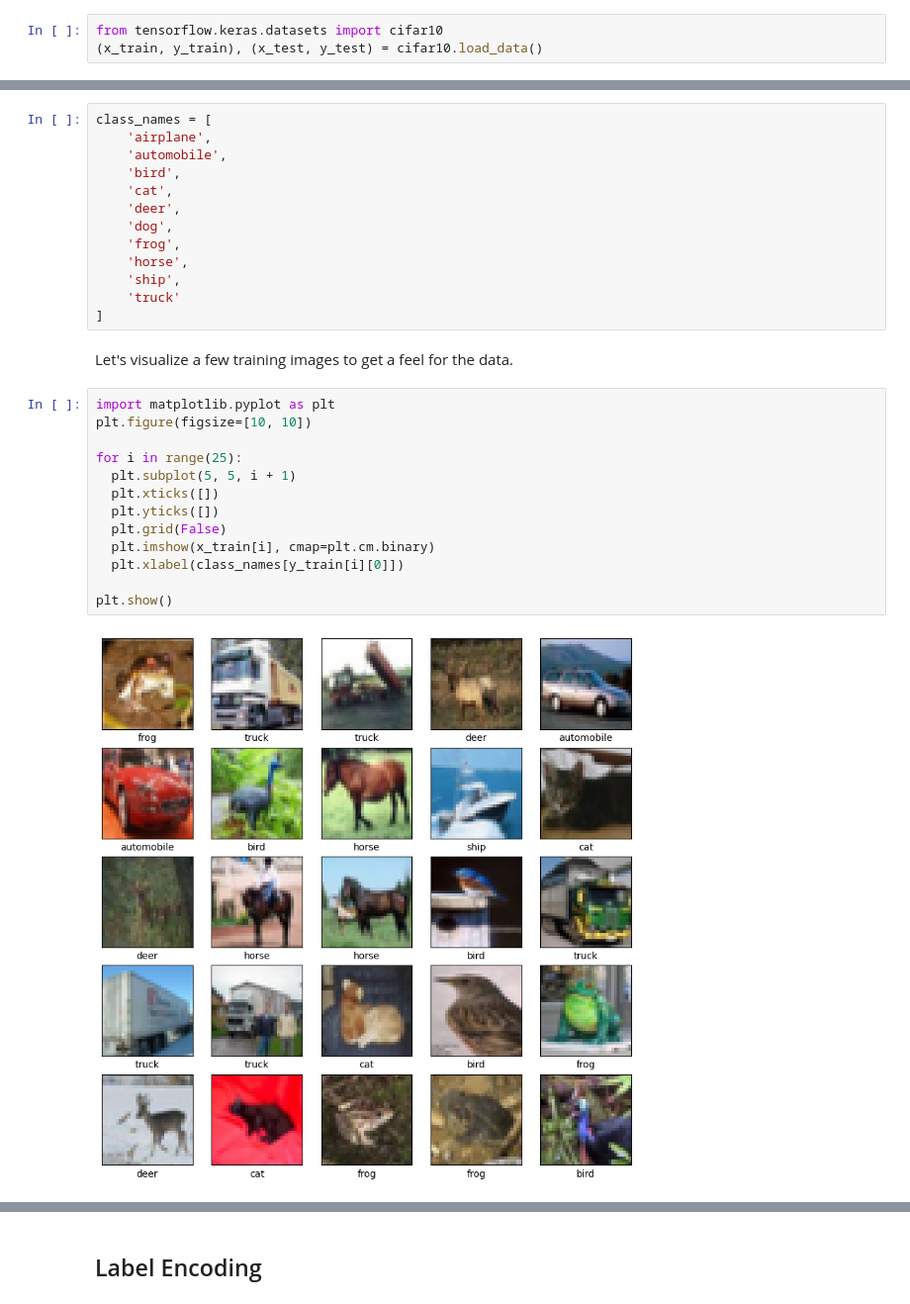
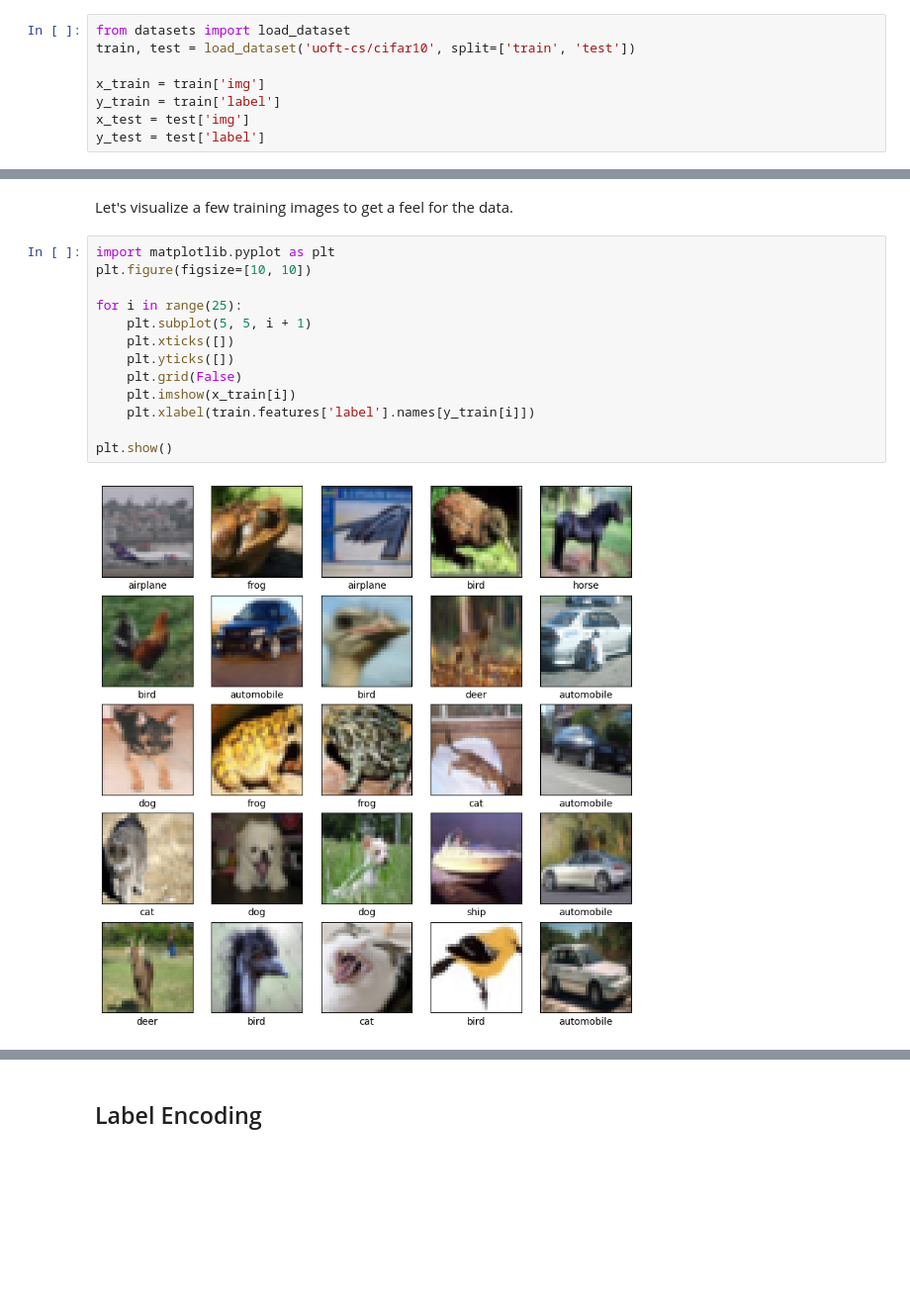
Before and after one commit to sweetpalma/mle, a Jupyter notebook: image-classification/01-cnn.ipynb, the cells around one changed output, grey strips where cells are left out. Shown: that part at 99% size. Cells and saved outputs as stored; diff of their text form; blank space fills up the shorter version.

```diff
--- a/image-classification/01-cnn.ipynb
+++ b/image-classification/01-cnn.ipynb
@@ -13,3 +13,8 @@ For this specific task we will load the [CIFAR-10](https://www.cs.toronto.edu/~k
 # %%
-from tensorflow.keras.datasets import cifar10
-(x_train, y_train), (x_test, y_test) = cifar10.load_data()
+from datasets import load_dataset
+train, test = load_dataset('uoft-cs/cifar10', split=['train', 'test'])
+
+x_train = train['img']
+y_train = train['label']
+x_test = test['img']
+y_test = test['label']
@@ -18,30 +21,17 @@ This dataset consists of 60,000 images in 10 classes, with 6,000 images per clas
-# %%
-class_names = [
-    'airplane',
-    'automobile',
-    'bird',
-    'cat',
-    'deer',
-    'dog',
-    'frog',
-    'horse',
-    'ship',
-    'truck'
-]
 # %% [markdown]
 Let's visualize a few training images to get a feel for the data.
 # %%
 import matplotlib.pyplot as plt
 plt.figure(figsize=[10, 10])
 
 for i in range(25):
-  plt.subplot(5, 5, i + 1)
-  plt.xticks([])
-  plt.yticks([])
-  plt.grid(False)
-  plt.imshow(x_train[i], cmap=plt.cm.binary)
-  plt.xlabel(class_names[y_train[i][0]])
+    plt.subplot(5, 5, i + 1)
+    plt.xticks([])
+    plt.yticks([])
+    plt.grid(False)
+    plt.imshow(x_train[i])
+    plt.xlabel(train.features['label'].names[y_train[i]])
 
 plt.show()
 # %% [output]
-[figure, old version]
+[figure, new version]
```
Also changed, not shown: parts of 15 cells of this notebook, 1 other file.
